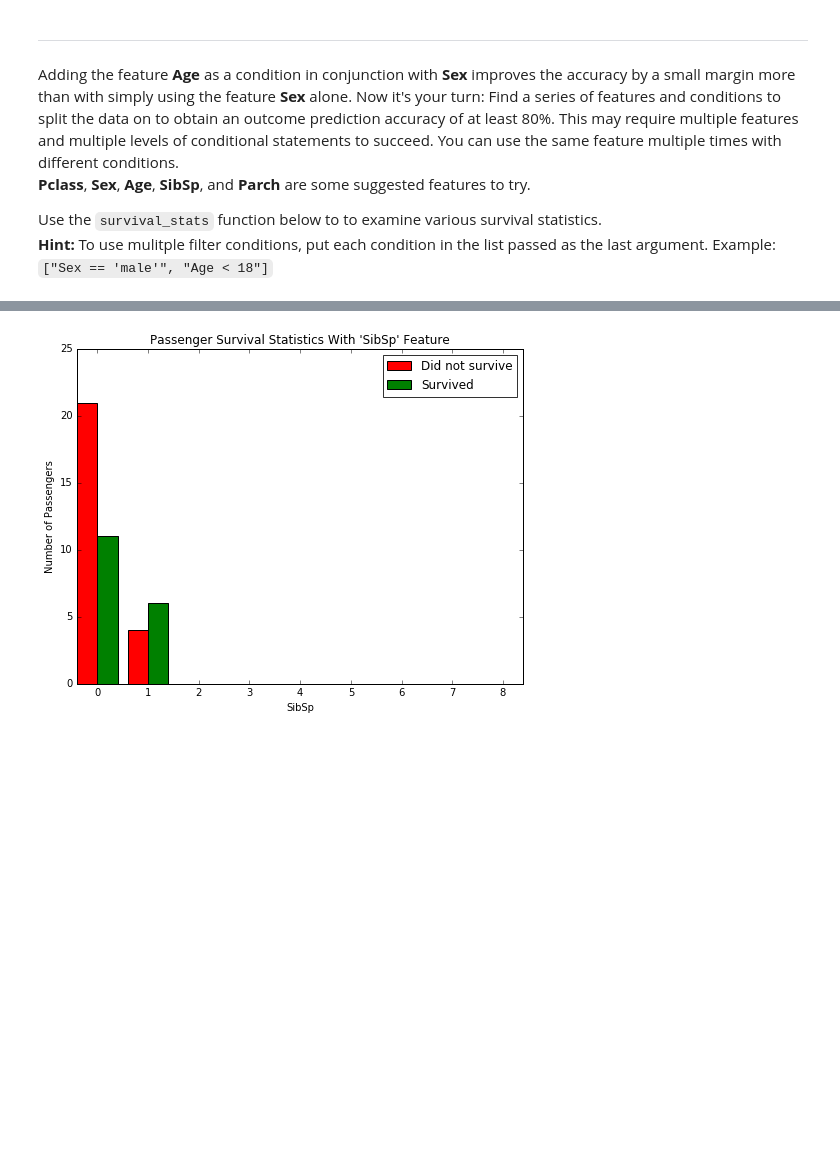
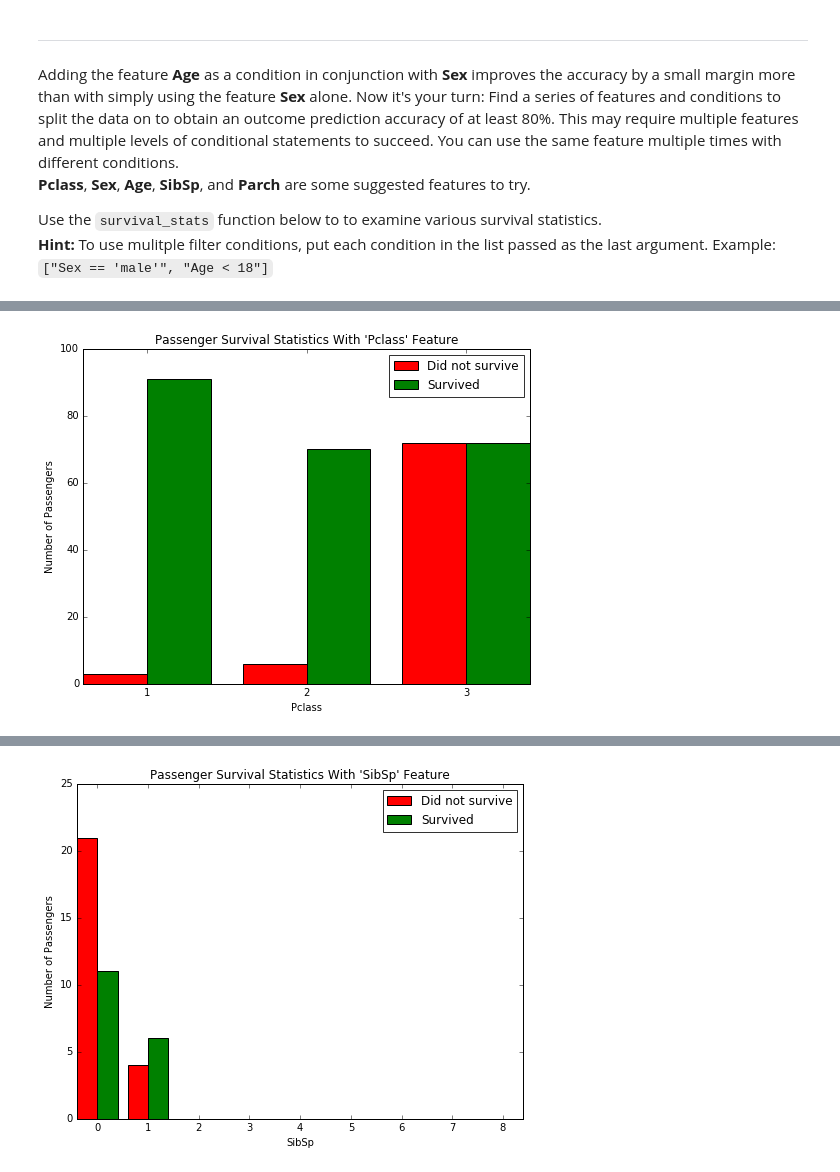
Before and after one commit to WhaleChen/machine-learning, a Jupyter notebook: projects/titanic_survival_exploration/Titanic_Survival_Exploration.ipynb, the cells around one changed output, grey strips where cells are left out. Saved outputs shown, nothing was run; the diff lists cells and outputs as text; code cells hidden in the pictures; blank space fills up the shorter version.

```diff
--- a/projects/titanic_survival_exploration/Titanic_Survival_Exploration.ipynb
+++ b/projects/titanic_survival_exploration/Titanic_Survival_Exploration.ipynb
@@ -218,0 +249,4 @@ Use the `survival_stats` function below to to examine various survival statistic
+# %%
+survival_stats(data, outcomes, 'Pclass',["Sex == 'female'"])
+# %% [output]
+[figure, added]
```
Also changed, not shown: parts of 18 cells of this notebook.
